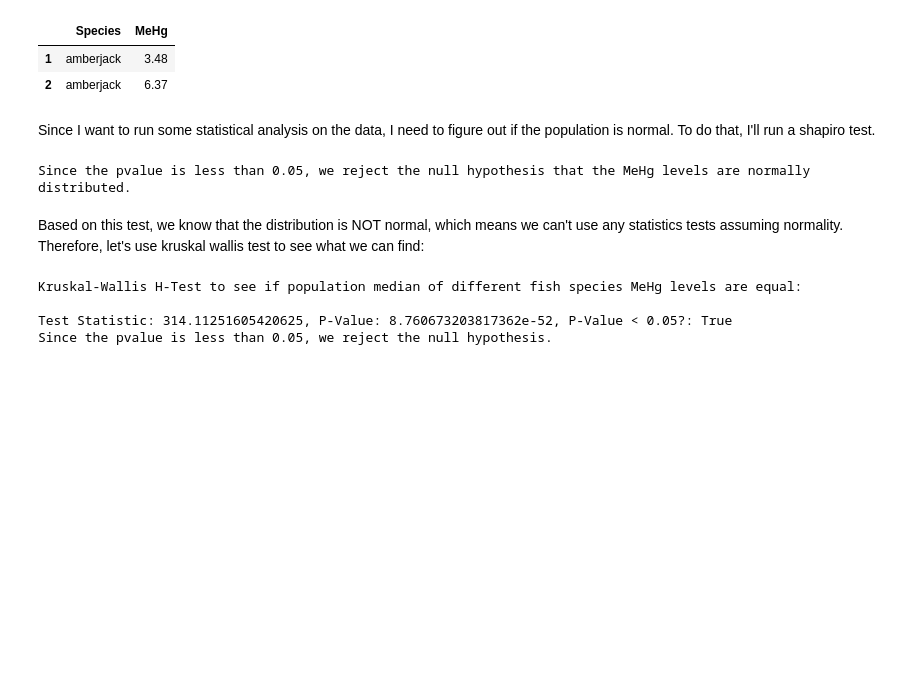
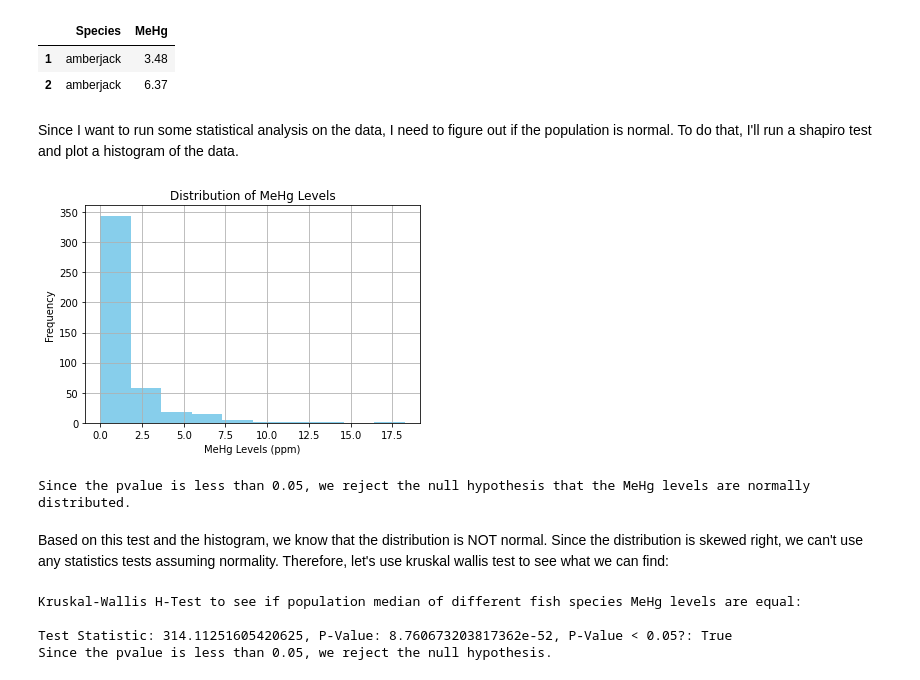
Before and after one commit to gbugieda/final-367-datascience, a Jupyter notebook: final-ocean-oil-spills.ipynb, the cells around one changed output. Cells and saved outputs as stored; diff of their text form; code cells hidden in the pictures; blank space fills up the shorter version.

Commit message:
edited conclusion, added some more statistical tests

```diff
--- a/final-ocean-oil-spills.ipynb
+++ b/final-ocean-oil-spills.ipynb
@@ -336,17 +347,26 @@ mercury.head(2)
 | 1 | amberjack | 3.48 |
 | 2 | amberjack | 6.37 |
 # %% [markdown]
-Since I want to run some statistical analysis on the data, I need to figure out if the population is normal.  To do that, I'll run a shapiro test.
+Since I want to run some statistical analysis on the data, I need to figure out if the population is normal.  To do that, I'll run a shapiro test and plot a histogram of the data.
 # %%
+## CHECKING NORMALITY WITH HISTOGRAM
+mercury['MeHg'].hist(color = "skyblue")
+plt.title("Distribution of MeHg Levels")
+plt.xlabel("MeHg Levels (ppm)")
+plt.ylabel("Frequency")
+plt.show()
+
+## CHECKING NORMALITY WITH SHAPIRO TEST
 test_statistic, p_value = stats.shapiro(mercury['MeHg'])
 if p_value < 0.05:
     print("Since the pvalue is less than 0.05, we reject the null hypothesis that the MeHg levels are normally distributed.\n")
 else:
     print("Since the pvalue is greater than 0.05, we accept the null hypothesis that the MeHg levels are normally distributed.\n")
 # %% [output]
+[figure, added]
 Since the pvalue is less than 0.05, we reject the null hypothesis that the MeHg levels are normally distributed.
 # %% [markdown]
-Based on this test, we know that the distribution is NOT normal, which means we can't use any statistics tests assuming normality.  Therefore, let's use kruskal wallis test to see what we can find:
+Based on this test and the histogram, we know that the distribution is NOT normal.  Since the distribution is skewed right, we can't use any statistics tests assuming normality.  Therefore, let's use kruskal wallis test to see what we can find:
 # %%
 statistic, p_value = stats.kruskal(*[group['MeHg'].values for name,group in mercury.groupby('Species')])
 
```
Also changed, not shown: parts of 8 cells of this notebook, 1 other file.
